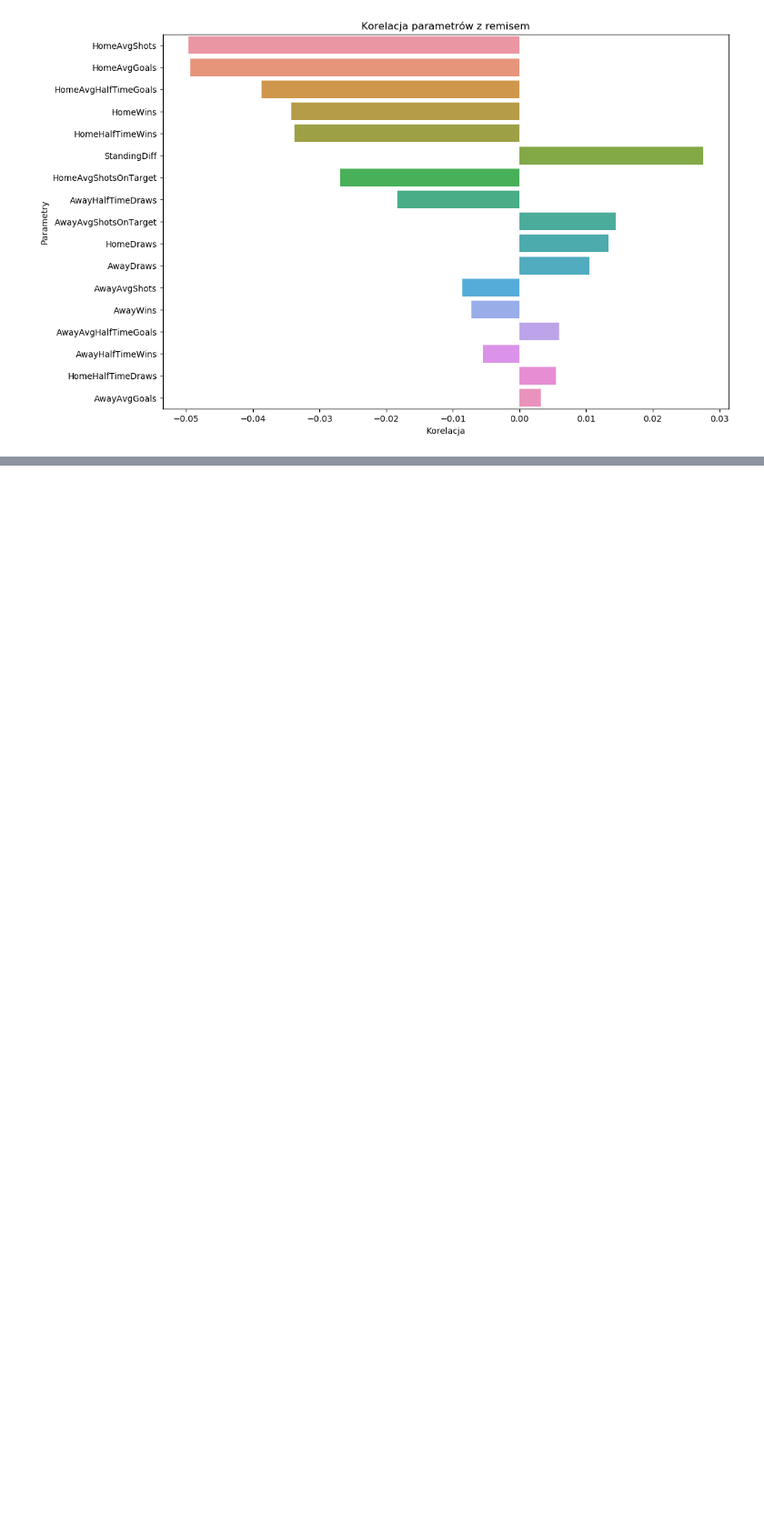
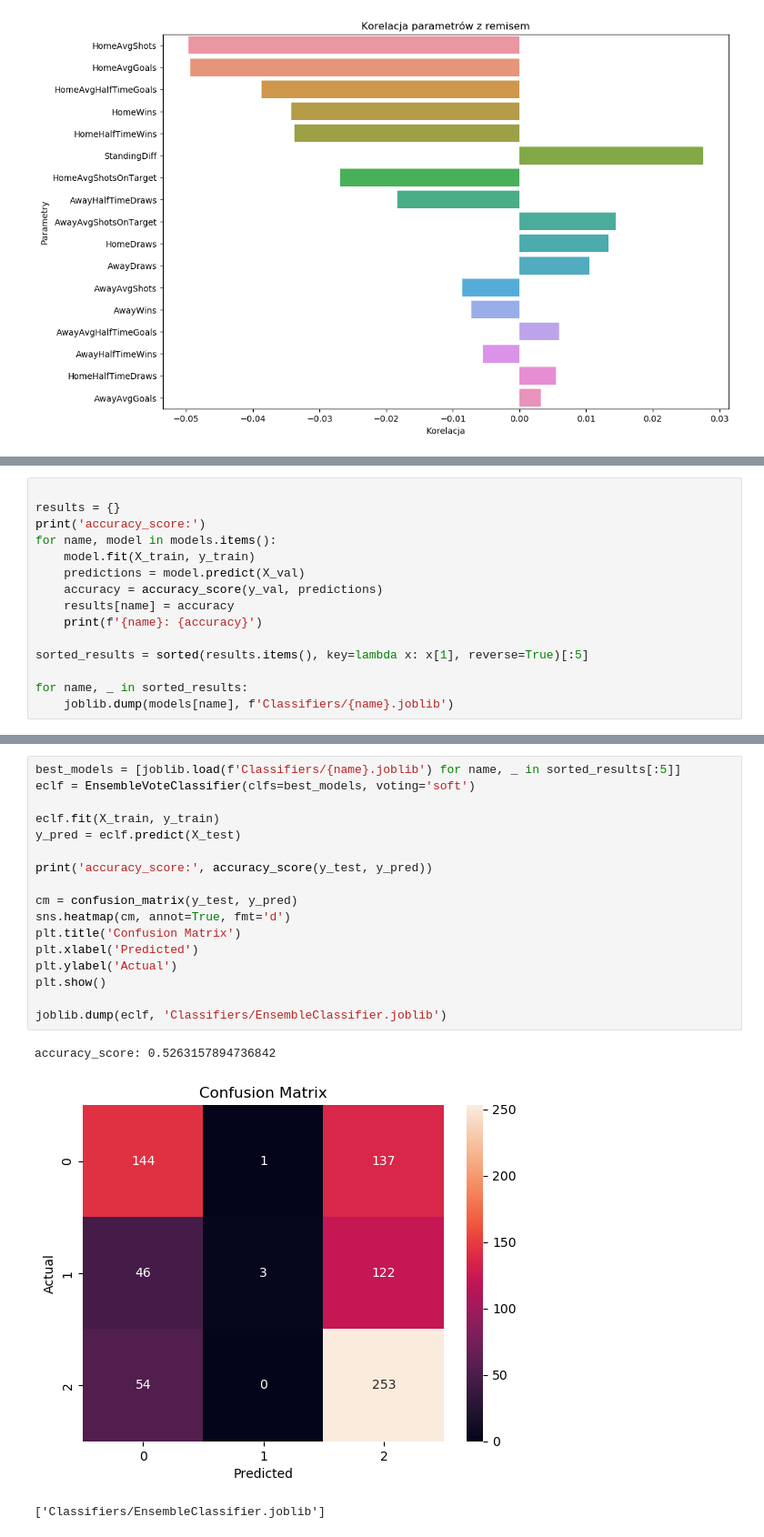
Before and after one commit to RPSunderland/football_match_predictor, a Jupyter notebook: project.ipynb, the cells around one changed output, grey strips where cells are left out. Shown at 91% size. Drawn from its saved outputs; the diff is of its cells as text; blank space fills up the shorter version.

Commit message:
classifiers done

```diff
--- a/project.ipynb
+++ b/project.ipynb
@@ -96,0 +137,15 @@ def generate_train_val_test_sets():
+# %%
+
+results = {}
+print('accuracy_score:')
+for name, model in models.items():
+    model.fit(X_train, y_train)
+    predictions = model.predict(X_val)
+    accuracy = accuracy_score(y_val, predictions)
+    results[name] = accuracy
+    print(f'{name}: {accuracy}')
+
+sorted_results = sorted(results.items(), key=lambda x: x[1], reverse=True)[:5]
+
+for name, _ in sorted_results:
+    joblib.dump(models[name], f'Classifiers/{name}.joblib')
@@ -96,0 +164,21 @@ def generate_train_val_test_sets():
+# %%
+best_models = [joblib.load(f'Classifiers/{name}.joblib') for name, _ in sorted_results[:5]]
+eclf = EnsembleVoteClassifier(clfs=best_models, voting='soft')
+
+eclf.fit(X_train, y_train)
+y_pred = eclf.predict(X_test)
+
+print('accuracy_score:', accuracy_score(y_test, y_pred))
+
+cm = confusion_matrix(y_test, y_pred)
+sns.heatmap(cm, annot=True, fmt='d')
+plt.title('Confusion Matrix')
+plt.xlabel('Predicted')
+plt.ylabel('Actual')
+plt.show()
+
+joblib.dump(eclf, 'Classifiers/EnsembleClassifier.joblib')
+# %% [output]
+accuracy_score: 0.5263157894736842
+[figure, added]
+['Classifiers/EnsembleClassifier.joblib']
```
Also changed, not shown: parts of 11 cells of this notebook, 8 other files.
